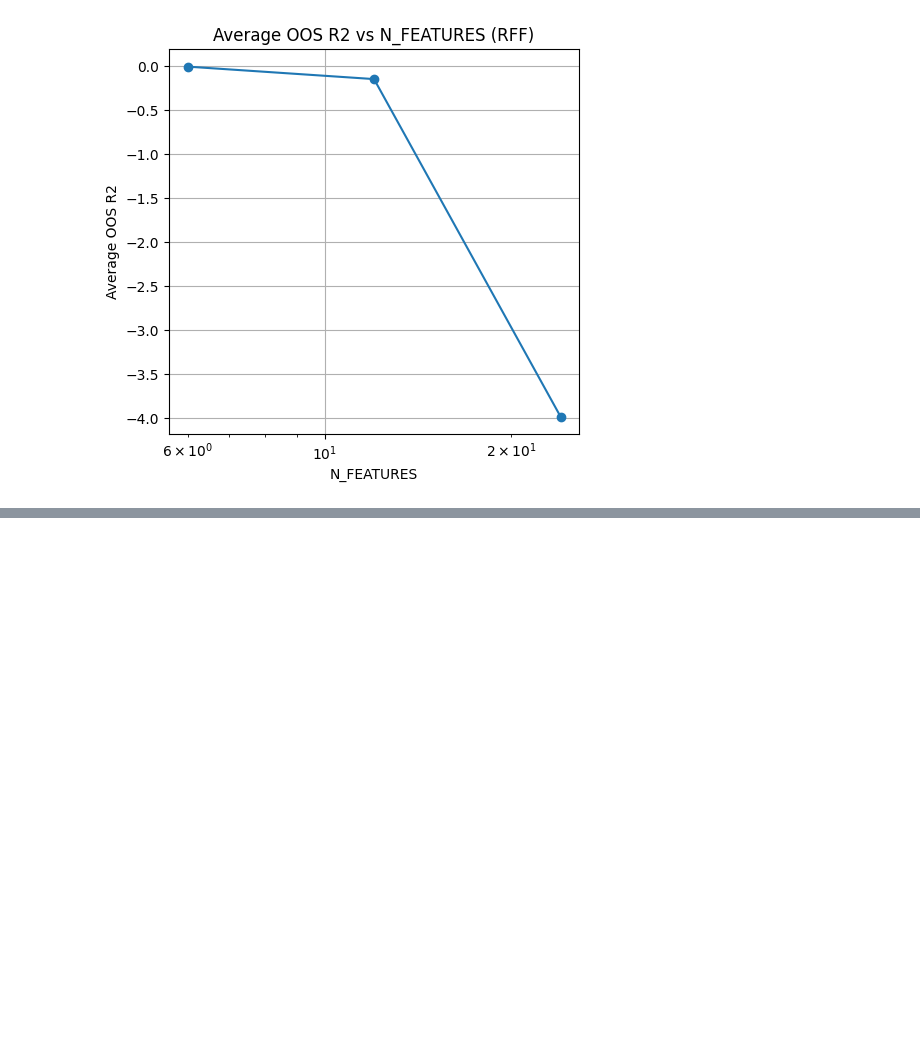
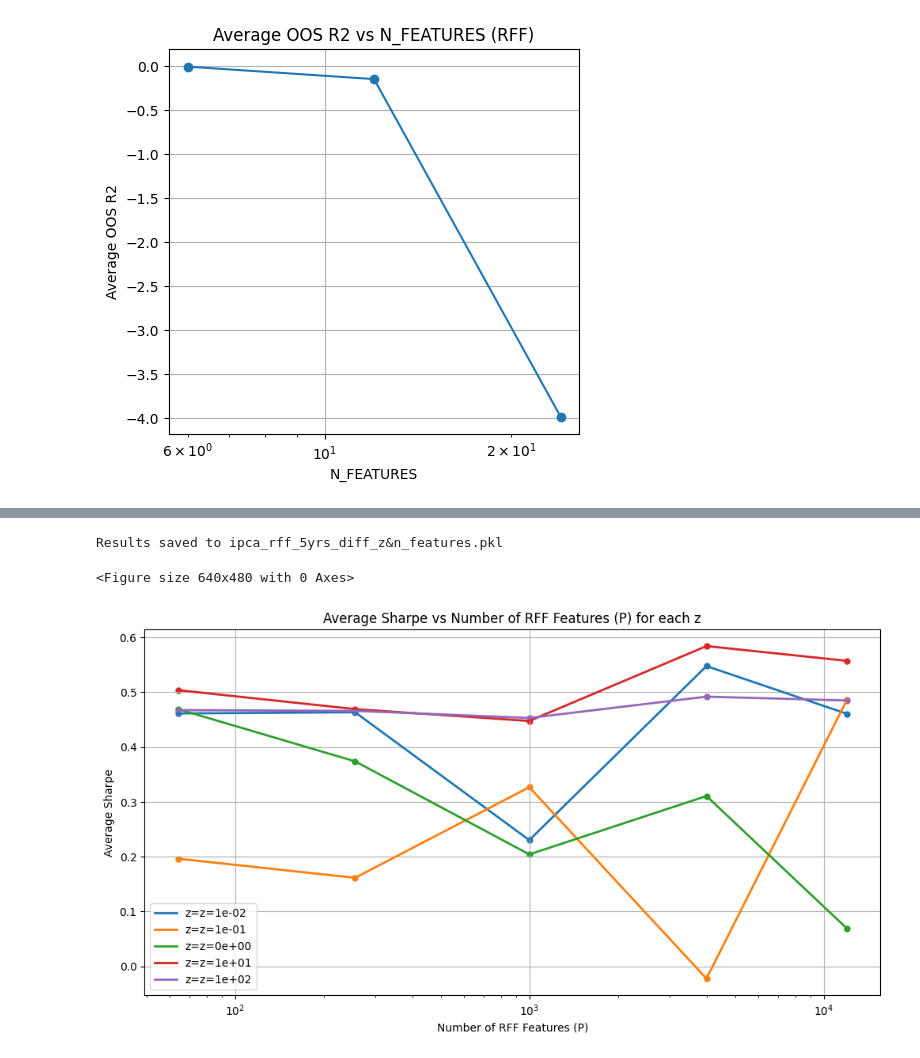
Before and after one commit to ItachiUchiha729/TheVirtueOfComplexity_PaperReplication_Experimentation, a Jupyter notebook: notebooks/VOC_everywhere.ipynb, the cells around one changed output, grey strips where cells are left out. Saved outputs shown, nothing was run; the diff lists cells and outputs as text; code cells hidden in the pictures; blank space fills up the shorter version.

```diff
--- a/notebooks/VOC_everywhere.ipynb
+++ b/notebooks/VOC_everywhere.ipynb
@@ -1625,0 +1706,14 @@ Effective rank collapse fraction : 0.4565  (fraction of windows erank < k/2)
+# %%
+
+
+# ===========================================================================
+# 4.  DISPLAY
+# ===========================================================================
+display(results_rff_df)
+
+print("\n── Sharpe by (k, P) for each z ──────────────────────────────────")
+for z in Z_VALUES:
+    z_key    = _z_label(z)
+    slice_df = results_rff_df.xs(z_key, level="z")["avg_sharpe"].unstack("P")
+    print(f"\n  z = {z}  ({z_key})")
+    display(slice_df.round(3))
@@ -1625,0 +1761,50 @@ Effective rank collapse fraction : 0.4565  (fraction of windows erank < k/2)
+# %%
+#First lets save the results in this directory, in a pickle file
+import pickle
+with open("ipca_rff_5yrs_diff_z&n_features.pkl", "wb") as f:
+    pickle.dump(results_by_factor_rff, f)
+    print("Results saved to ipca_rff_5yrs_diff_z&n_features.pkl")
+# %% [output]
+Results saved to ipca_rff_5yrs_diff_z&n_features.pkl
+# %%
+
+# Plot Sharpe vs N_FEATURES (P) for each z (single smooth curve per z)
+plt.clf()
+plt.figure(figsize=(12, 6))
+for z in Z_VALUES:
+    z_key = _z_label(z)
+    slice_df = results_rff_df.xs(z_key, level="z")["avg_sharpe"].unstack("k")
+    if 4 in slice_df.columns:
+        series = slice_df[4].sort_index()  # P on index
+        series_interp = series.interpolate(method="index", limit_direction="both")
+        plt.plot(series_interp.index, series_interp.values, marker="o", label=f"z={z_key}")
+
+plt.title("Average Sharpe vs Number of RFF Features (P) for each z")
+plt.xlabel("Number of RFF Features (P)")
+ax = plt.gca()
+ax.cla()
+
+for z in Z_VALUES:
+    z_key = _z_label(z)
+    slice_df = results_rff_df.xs(z_key, level="z")["avg_sharpe"].unstack("k")
+    if 4 in slice_df.columns:
+        series = slice_df[4].sort_index()
+        x = series.index.to_numpy(dtype=float)
+        y = series.to_numpy()
+
+        x_new = np.logspace(np.log10(x.min()), np.log10(x.max()), 200)
+        y_new = np.interp(np.log10(x_new), np.log10(x), y)
+
+        ax.plot(x_new, y_new, linewidth=2, label=f"z={z_key}")
+        ax.scatter(x, y, s=25)
+
+ax.set_title("Average Sharpe vs Number of RFF Features (P) for each z")
+ax.set_xlabel("Number of RFF Features (P)")
+ax.set_ylabel("Average Sharpe")
+ax.set_xscale("log")
+plt.grid()
+plt.legend()
+plt.show()
+# %% [output]
+<Figure size 640x480 with 0 Axes>
+[figure, added]
```
Also changed, not shown: parts of 45 cells of this notebook, 5 other files.
